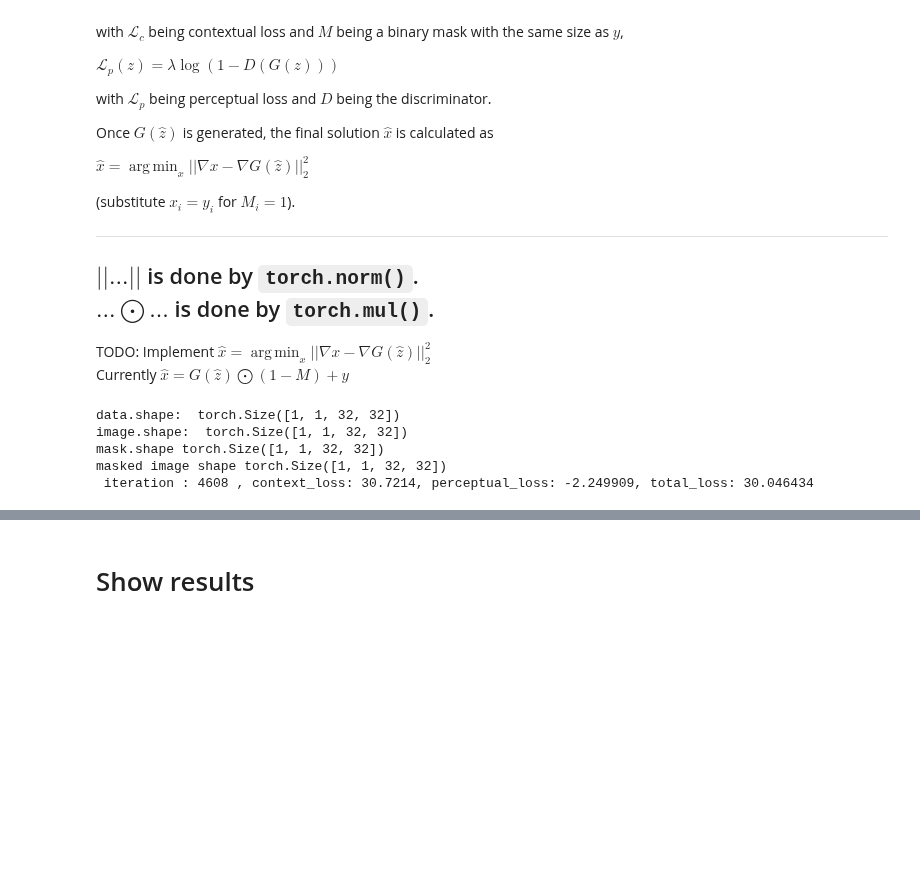
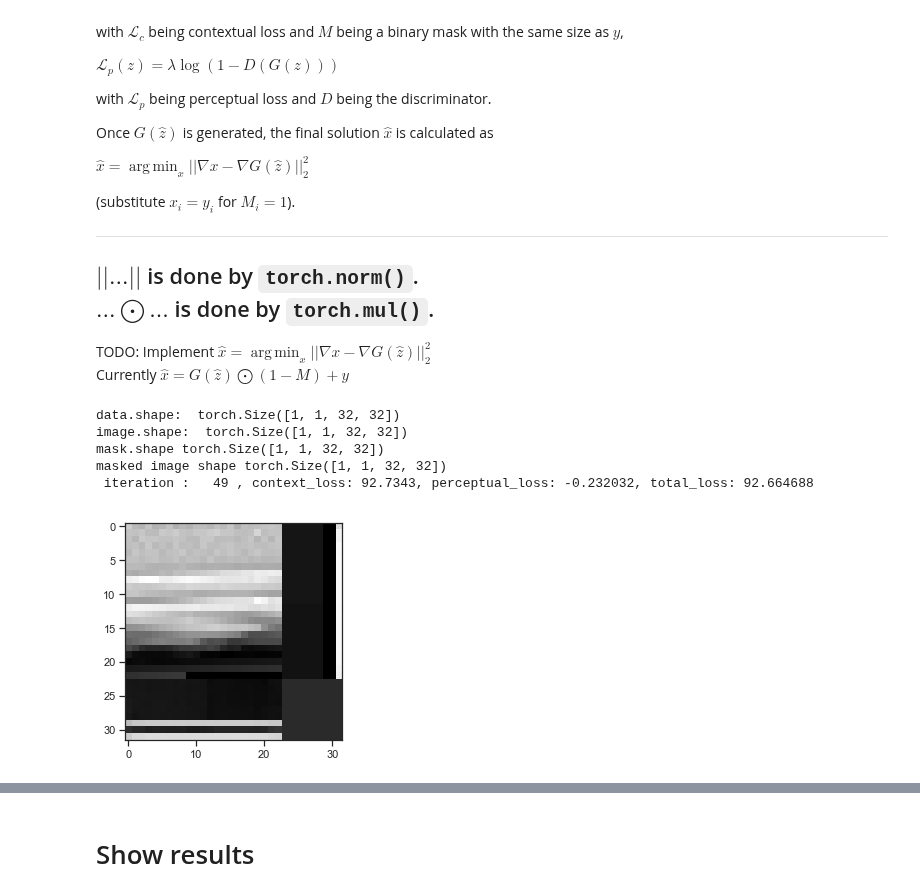
Before and after one commit to deKeijzer/SRON-DCGAN, a Jupyter notebook: notebooks/DCGAN_inpainting.ipynb, the cells around one changed output, grey strips where cells are left out. Drawn from its saved outputs; the diff is of its cells as text; code cells hidden in the pictures; blank space fills up the shorter version.

Commit message:
mask updated

```diff
--- a/notebooks/DCGAN_inpainting.ipynb
+++ b/notebooks/DCGAN_inpainting.ipynb
@@ -29,7 +29,7 @@ workers = 0 # Number of workers for dataloader, 0 when to_vram is enabled
 batch_size = 1 # using one image ofcourse
 image_size = 32
 nz = 100 # size of latent vector
-n_iters = 5*10**3 # number of iterations to do for inpainting
+n_iters = 5*10**1 # number of iterations to do for inpainting
 torch.backends.cudnn.benchmark=True # Uses udnn auto-tuner to find the best algorithm to use for your hardware, speeds up training by almost 50%
 lr = 1e-1
 lr_G = 2e-4
@@ -175,8 +175,8 @@ for i, data in enumerate(dataloader, 0): # batches per epoch
     print("mask.shape", mask.shape)
 
     # use a random 'easy' mask
-    mask[:, :, :30, 30:] = 0
-    mask[:, :, 30:, :30] = 0
+    mask[:, :, :23, 31:] = 0
+    mask[:, :, 23:, :23] = 0
 
     masked_image = torch.mul(image, mask).to(device) #image bigodot mask
     masked_images.append(masked_image)
@@ -215,33 +215,34 @@ for i, data in enumerate(dataloader, 0): # batches per epoch
 
         """Calculate losses"""
         loss_context = torch.norm(image_generated_masked-masked_image, p=1) #what's p=1?
         discriminator_output = netD(image_generated_inpainted)
         #print("Discriminator output: ", discriminator_output)
 
         labels = torch.full((b_size,), 1, device=device)
         loss_perceptual = torch.log(1-discriminator_output)
 
         #print(loss_perceptual.data.cpu().numpy().flatten()[0])
 
         total_loss = loss_context + lamb*loss_perceptual
 
         # grab the values from losses for printing
         loss_perceptual = loss_perceptual.data.cpu().numpy().flatten()[0]
         loss_context = loss_context.data.cpu().numpy().flatten()[0]
 
 
 
         total_loss.backward()
         opt.step()
 
         total_loss = total_loss.data.cpu().numpy().flatten()[0]
 
         print("\r iteration : {:4} , context_loss: {:.4f}, perceptual_loss: {:4f}, total_loss: {:4f}".format(iteration,loss_context,loss_perceptual, total_loss),end="")
 # %% [output]
 data.shape:  torch.Size([1, 1, 32, 32])
 image.shape:  torch.Size([1, 1, 32, 32])
 mask.shape torch.Size([1, 1, 32, 32])
 masked image shape torch.Size([1, 1, 32, 32])
- iteration : 4608 , context_loss: 30.7214, perceptual_loss: -2.249909, total_loss: 30.046434
+ iteration :   49 , context_loss: 92.7343, perceptual_loss: -0.232032, total_loss: 92.664688
+[figure, added]
 # %%
 print('DONE')
```
Also changed, not shown: parts of 4 cells of this notebook, 2 other files.
